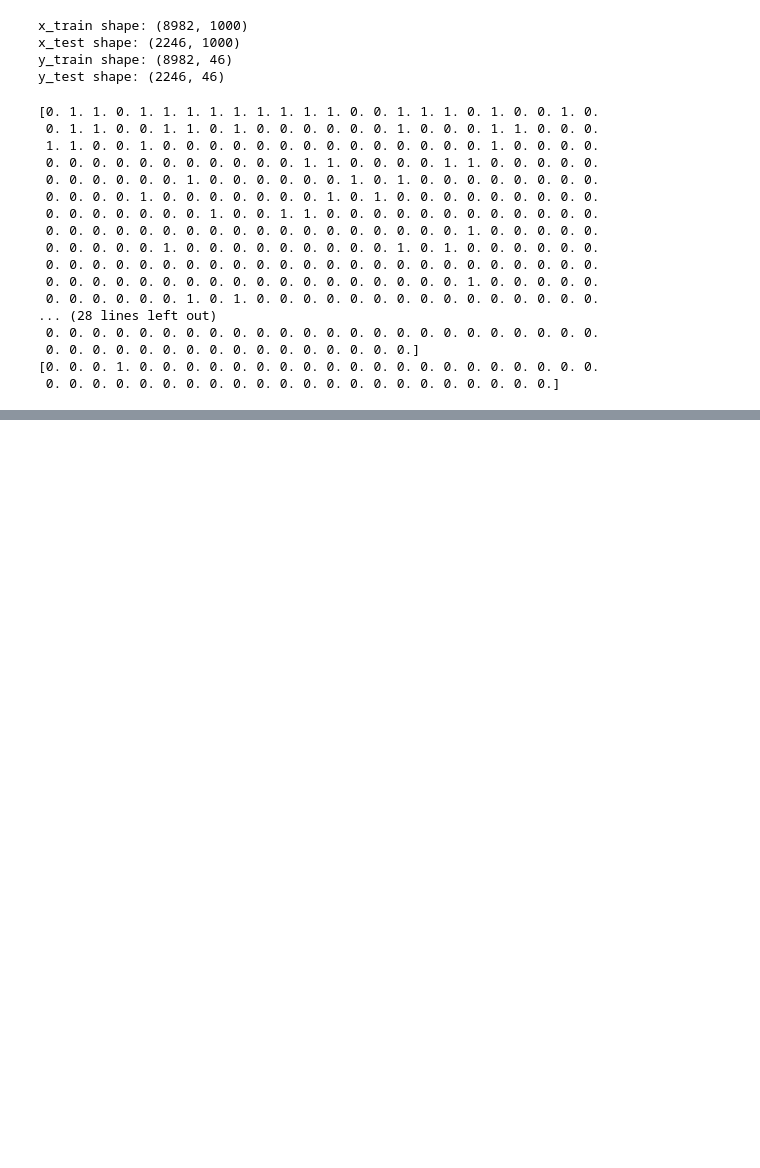
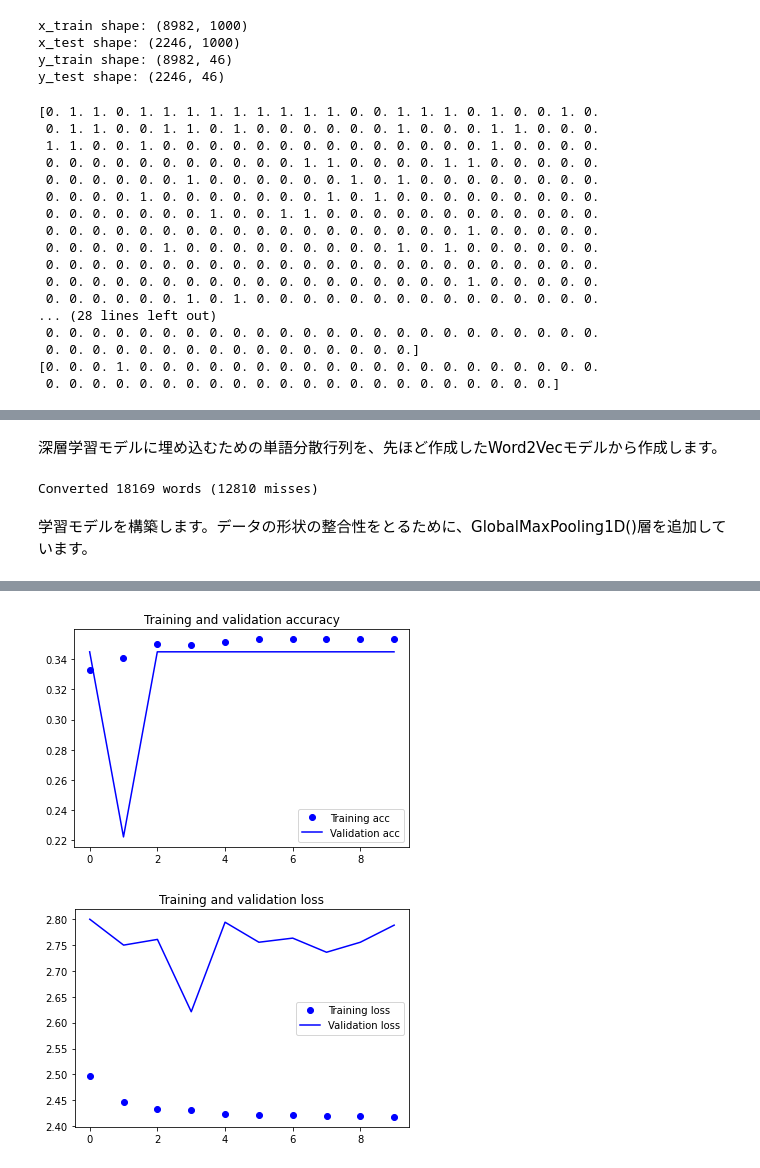
Before and after one commit to ktakano/AI-excersises, a Jupyter notebook: week6.ipynb, the cells around one changed output, grey strips where cells are left out. Drawn from its saved outputs; the diff is of its cells as text; code cells hidden in the pictures; blank space fills up the shorter version.

```diff
--- a/week6.ipynb
+++ b/week6.ipynb
@@ -766,0 +895,75 @@ Epoch 5/5
+# %% [markdown]
+深層学習モデルに埋め込むための単語分散行列を、先ほど作成したWord2Vecモデルから作成します。
+# %%
+embeddings_index = {key: w2vmodel[key] for key in w2vmodel.wv.vocab}
+# %%
+num_tokens = len(voc) + 2
+embedding_dim = 100
+hits = 0
+misses = 0
+
+# Prepare embedding matrix
+embedding_matrix = np.zeros((num_tokens, embedding_dim))
+for word, i in word_index.items():
+    embedding_vector = embeddings_index.get(word)
+    if embedding_vector is not None:
+        # Words not found in embedding index will be all-zeros.
+        # This includes the representation for "padding" and "OOV"
+        embedding_matrix[i] = embedding_vector
+        hits += 1
+    else:
+        misses += 1
+print("Converted %d words (%d misses)" % (hits, misses))
+# %% [output]
+Converted 18169 words (12810 misses)
+# %% [markdown]
+学習モデルを構築します。データの形状の整合性をとるために、GlobalMaxPooling1D()層を追加しています。
+# %%
+model_w2v = Sequential()
+model_w2v.add(Embedding(
+    num_tokens,
+    embedding_dim,
+    embeddings_initializer=keras.initializers.Constant(embedding_matrix),
+    trainable=False))
+model_w2v.add(Dense(512))
+model_w2v.add(Activation('relu'))
+model_w2v.add(Dropout(0.5))
+model_w2v.add(layers.GlobalMaxPooling1D())
+model_w2v.add(Dense(num_classes))
+model_w2v.add(Activation('softmax'))
+model_w2v.summary()  # display model summary
+
+model_w2v.compile(loss='categorical_crossentropy',
+              optimizer='adam',
+              metrics=['acc'])
+
+history = model_w2v.fit(x_train, y_train,
+                    batch_size=32,
+                    epochs=10,
+                    verbose=1,
+                    validation_split=0.2)
+
+
+import matplotlib.pyplot as plt
+
+acc = history.history['acc']
+val_acc = history.history['val_acc']
+loss = history.history['loss']
+val_loss = history.history['val_loss']
+
+epochs = range(len(acc))
+
+plt.plot(epochs, acc, 'bo', label='Training acc')
+plt.plot(epochs, val_acc, 'b', label='Validation acc')
+plt.title('Training and validation accuracy')
+plt.legend()
+
+plt.figure()
+
+plt.plot(epochs, loss, 'bo', label='Training loss')
+plt.plot(epochs, val_loss, 'b', label='Validation loss')
+plt.title('Training and validation loss')
+plt.legend()
+
+plt.show()
+# %% [output]
@@ -766,0 +987,2 @@ Epoch 5/5
+[figure, added]
+[figure, added]
```
Also changed, not shown: parts of 39 cells of this notebook.
